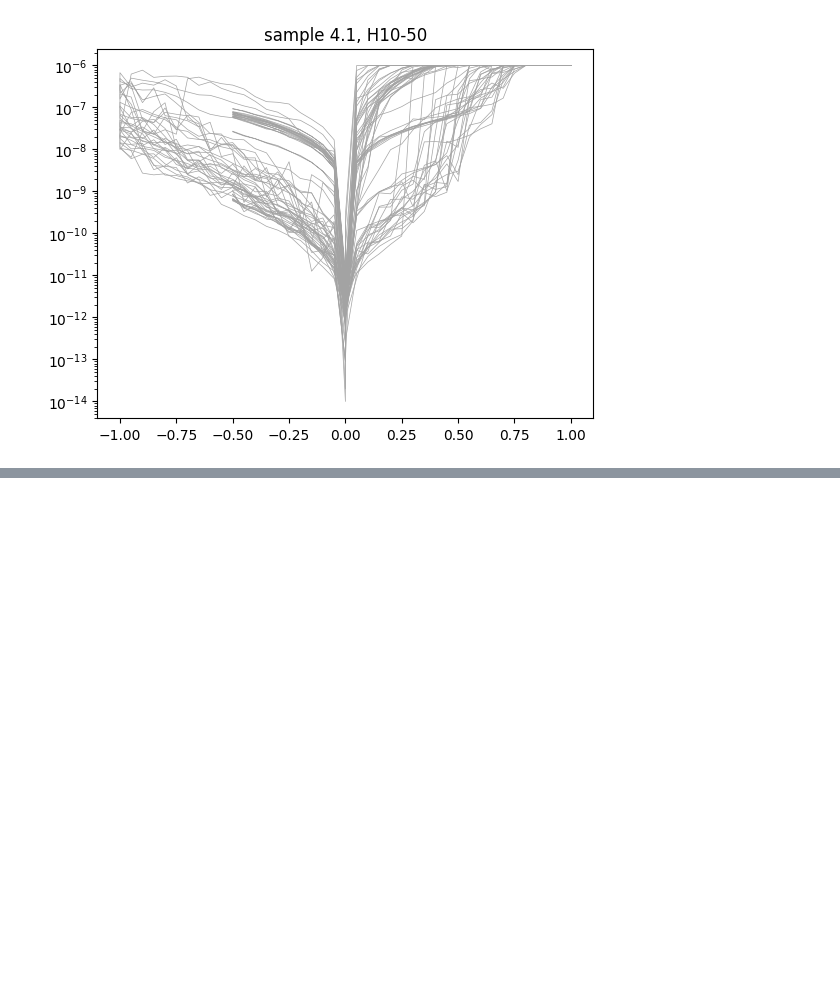
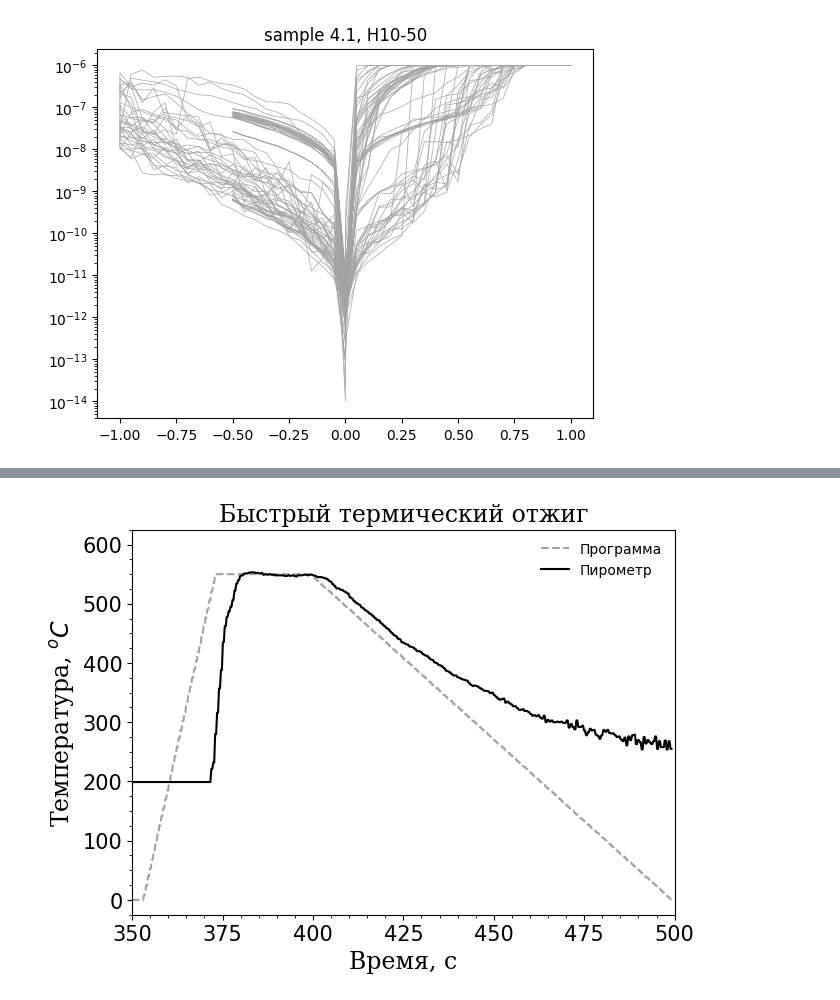
Before and after one commit to OneMoreGate/TiN-HZO_experimental, a Jupyter notebook: sample_4.1_postann_550_PLD/analysis.ipynb, the cells around one changed output, grey strips where cells are left out. Drawn from its saved outputs; the diff is of its cells as text; code cells hidden in the pictures; blank space fills up the shorter version.

```diff
--- a/sample_4.1_postann_550_PLD/analysis.ipynb
+++ b/sample_4.1_postann_550_PLD/analysis.ipynb
@@ -87,0 +51,19 @@ ax.set_xlim([350,500])
+# %%
+post_ann = pd.read_csv('post_ann.HIS', skiprows=7)
+fig, ax = plt.subplots(figsize = [7,5])
+
+ax.plot(post_ann['Time'], post_ann['Setpoint'], linestyle = 'dashed', color = '#a3a3a3', label = 'Программа')
+ax.plot(post_ann['Time'], post_ann['Pyro'], color = 'k', label = 'Пирометр')
+ax.set(xlim = [350,500], ylim=[-25, 625])
+ax.legend(frameon = False)
+ax.xaxis.set_major_locator(ticker.MultipleLocator(25))
+ax.xaxis.set_minor_locator(ticker.MultipleLocator(5))
+ax.yaxis.set_major_locator(ticker.MultipleLocator(100))
+ax.yaxis.set_minor_locator(ticker.MultipleLocator(25))
+ax.set_ylabel(r'Температура, $^oC$', size = 17, fontfamily = 'serif')
+ax.set_xlabel('Время, с', size = 17, fontfamily = 'serif')
+ax.set_title('Быстрый термический отжиг', size = 17, fontfamily = 'serif')
+ax.tick_params(labelsize=15)
+plt.savefig('annealing.png', dpi = 300, bbox_inches = 'tight')
+# %% [output]
+[figure, added]
```
Also changed, not shown: parts of 8 cells of this notebook, 23 other files.
